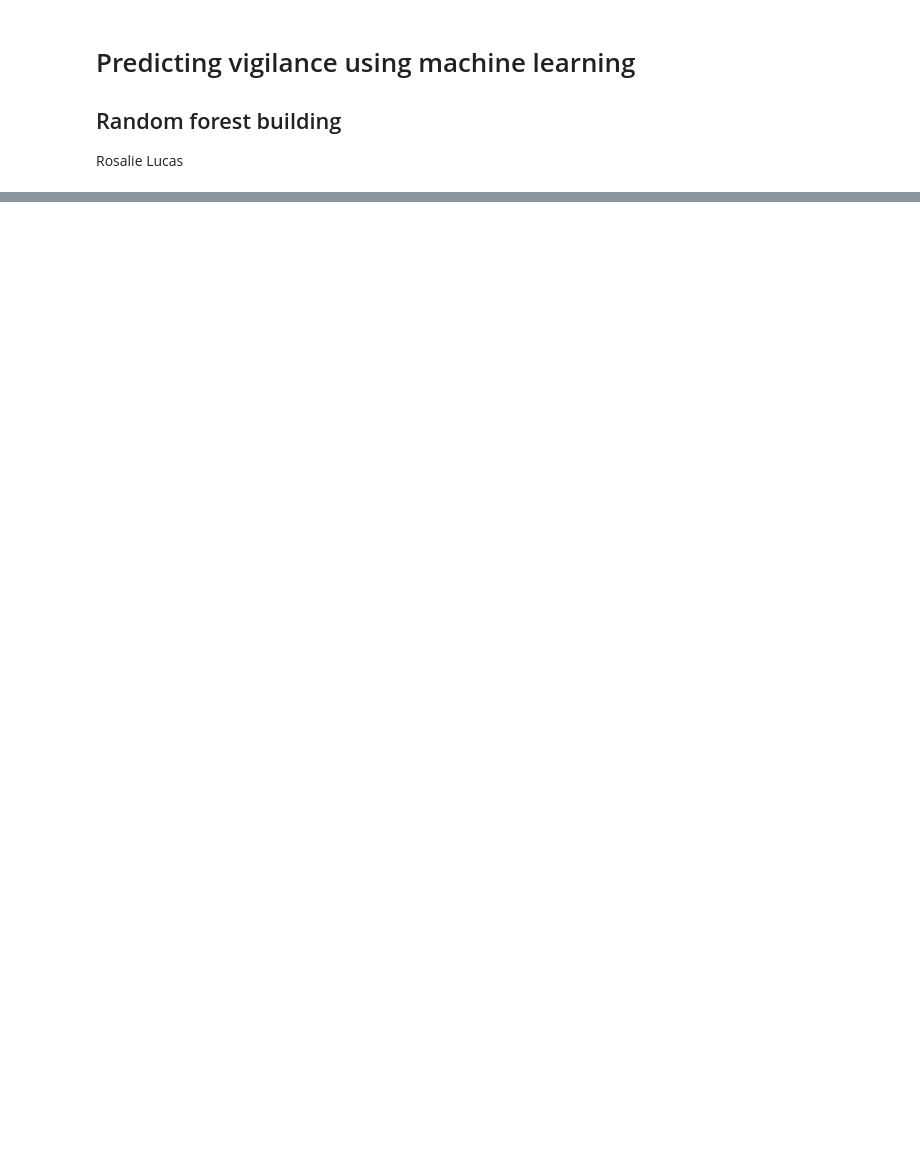
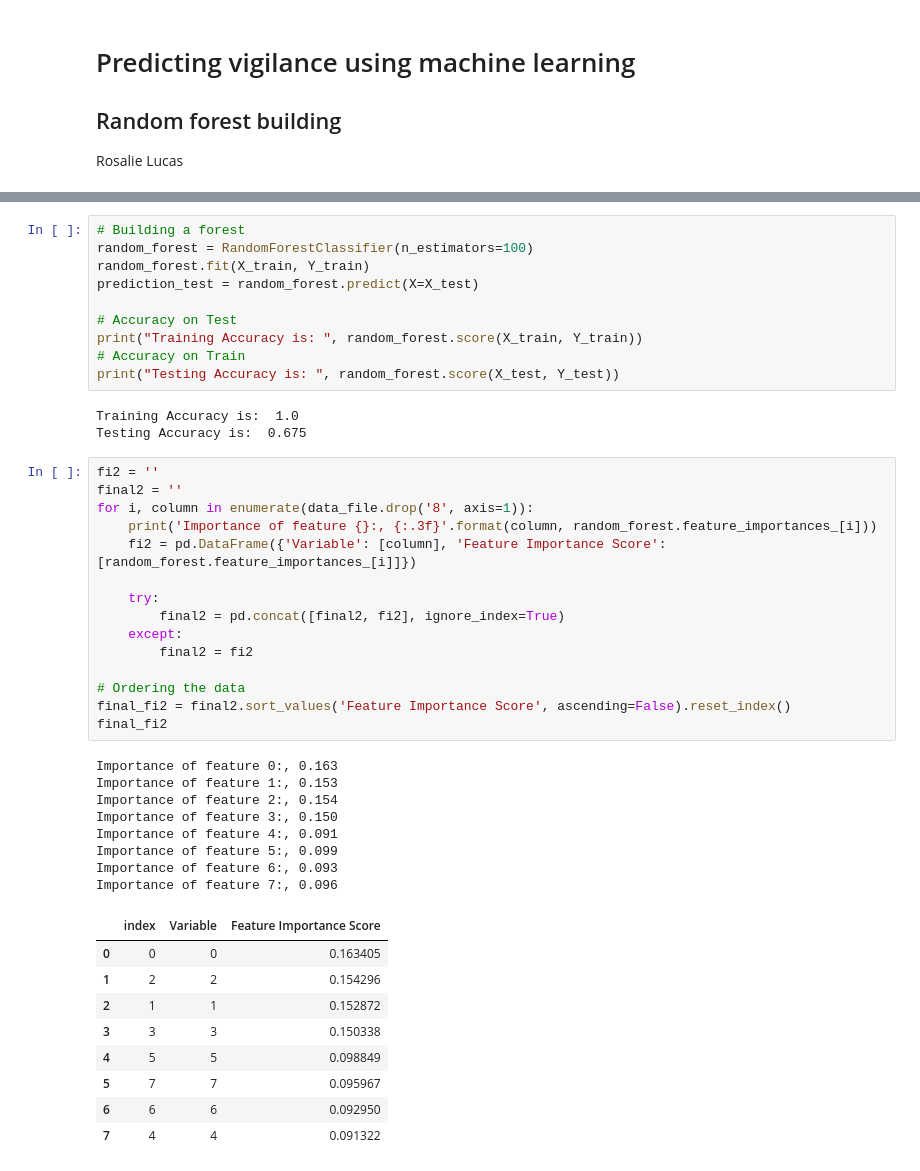
Before and after one commit to rooslucas/Bachelor-Thesis, a Jupyter notebook: vigilance_random_forest.ipynb, the cells around one changed output, grey strips where cells are left out. Drawn from its saved outputs; the diff is of its cells as text; blank space fills up the shorter version.

```diff
--- a/vigilance_random_forest.ipynb
+++ b/vigilance_random_forest.ipynb
@@ -64,0 +140,46 @@ X_train, X_test, Y_train, Y_test = train_test_split(X, Y, train_size=0.8, test_s
+# %%
+# Building a forest
+random_forest = RandomForestClassifier(n_estimators=100)
+random_forest.fit(X_train, Y_train)
+prediction_test = random_forest.predict(X=X_test)
+
+# Accuracy on Test
+print("Training Accuracy is: ", random_forest.score(X_train, Y_train))
+# Accuracy on Train
+print("Testing Accuracy is: ", random_forest.score(X_test, Y_test))
+# %% [output]
+Training Accuracy is:  1.0
+Testing Accuracy is:  0.675
+# %%
+fi2 = ''
+final2 = ''
+for i, column in enumerate(data_file.drop('8', axis=1)):
+    print('Importance of feature {}:, {:.3f}'.format(column, random_forest.feature_importances_[i]))
+    fi2 = pd.DataFrame({'Variable': [column], 'Feature Importance Score': [random_forest.feature_importances_[i]]})
+
+    try:
+        final2 = pd.concat([final2, fi2], ignore_index=True)
+    except:
+        final2 = fi2
+
+# Ordering the data
+final_fi2 = final2.sort_values('Feature Importance Score', ascending=False).reset_index()
+final_fi2
+# %% [output]
+Importance of feature 0:, 0.163
+Importance of feature 1:, 0.153
+Importance of feature 2:, 0.154
+Importance of feature 3:, 0.150
+Importance of feature 4:, 0.091
+Importance of feature 5:, 0.099
+Importance of feature 6:, 0.093
+Importance of feature 7:, 0.096
+|  | index | Variable | Feature Importance Score |
+| 0 | 0 | 0 | 0.163405 |
+| 1 | 2 | 2 | 0.154296 |
+| 2 | 1 | 1 | 0.152872 |
+| 3 | 3 | 3 | 0.150338 |
+| 4 | 5 | 5 | 0.098849 |
+| 5 | 7 | 7 | 0.095967 |
+| 6 | 6 | 6 | 0.092950 |
+| 7 | 4 | 4 | 0.091322 |
```
Also changed, not shown: parts of 9 cells of this notebook.
